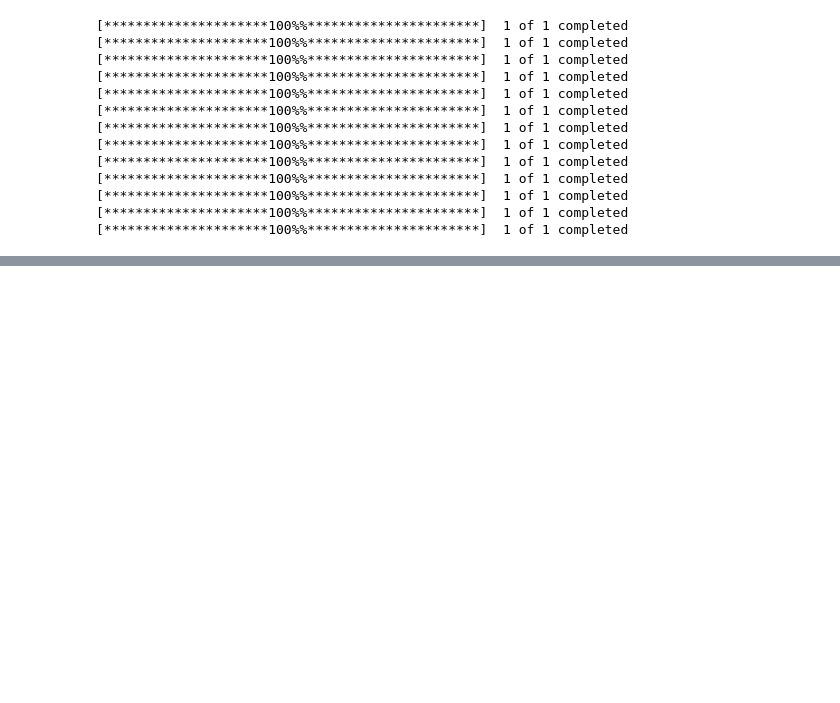
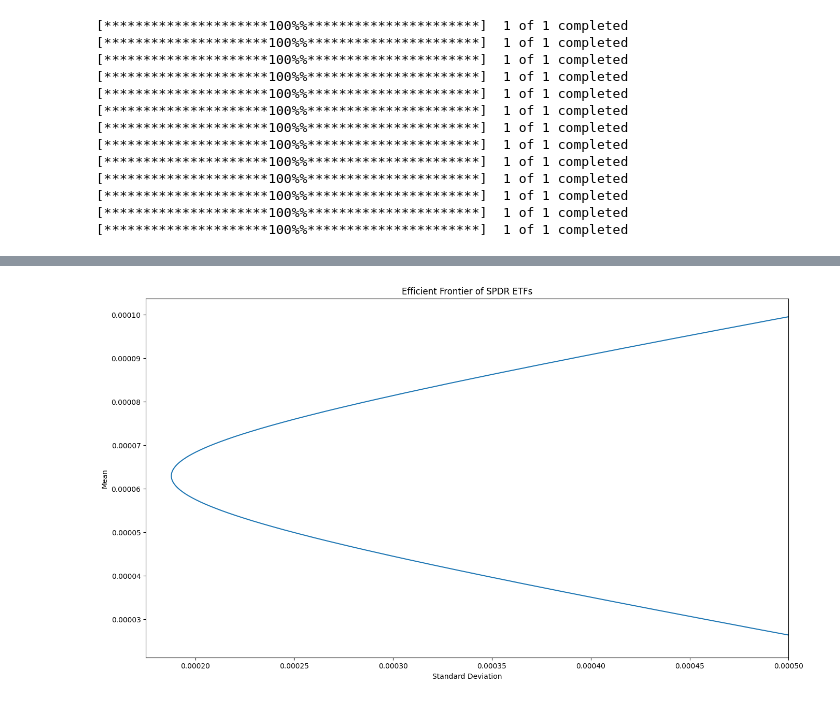
Before and after one commit to jbmitchell02/fin-eng-proj, a Jupyter notebook: initial_analysis.ipynb, the cells around one changed output, grey strips where cells are left out. Cells and saved outputs as stored; diff of their text form; code cells hidden in the pictures; blank space fills up the shorter version.

```diff
--- a/initial_analysis.ipynb
+++ b/initial_analysis.ipynb
@@ -87,18 +112,20 @@ def min_var_portfolio(m, sigma, mu_b):
 # %%
 # Calculate the mean and covariance matrix of returns
 returns = pd.DataFrame()
 for ticker in assets:
     returns[ticker] = data[ticker]['Return']
 m = returns.mean()
 sigma = returns.cov()
-w, var = min_var_portfolio(m, sigma, 0.0005)
 
 # Graph the efficient frontier
 means = np.linspace(0.000025, 0.0001, 1000)
 variances = np.vectorize(lambda mu: min_var_portfolio(m, sigma, mu)[1])(means)
-fig = px.line(x=np.sqrt(variances), y=means)
-fig.update_layout(title='Efficient Frontier of SPDR ETFs',
-                  xaxis_title='Standard Deviation',
-                  yaxis_title='Mean')
-fig.update_xaxes(range=[0.000175, 0.0005])
-fig.show()
+fig, ax = plt.subplots(figsize=(16, 9))
+ax.plot(np.sqrt(variances), means)
+ax.set_title('Efficient Frontier of SPDR ETFs')
+ax.set_xlabel('Standard Deviation')
+ax.set_ylabel('Mean')
+ax.set_xlim(0.000175, 0.0005)
+plt.show()
+# %% [output]
+[figure, added]
```
Also changed, not shown: parts of 2 cells of this notebook.
